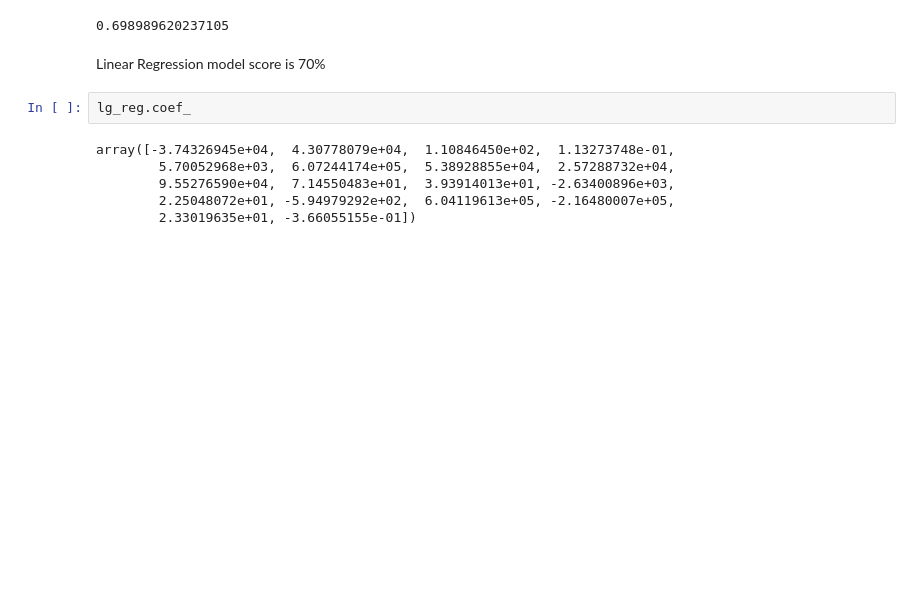
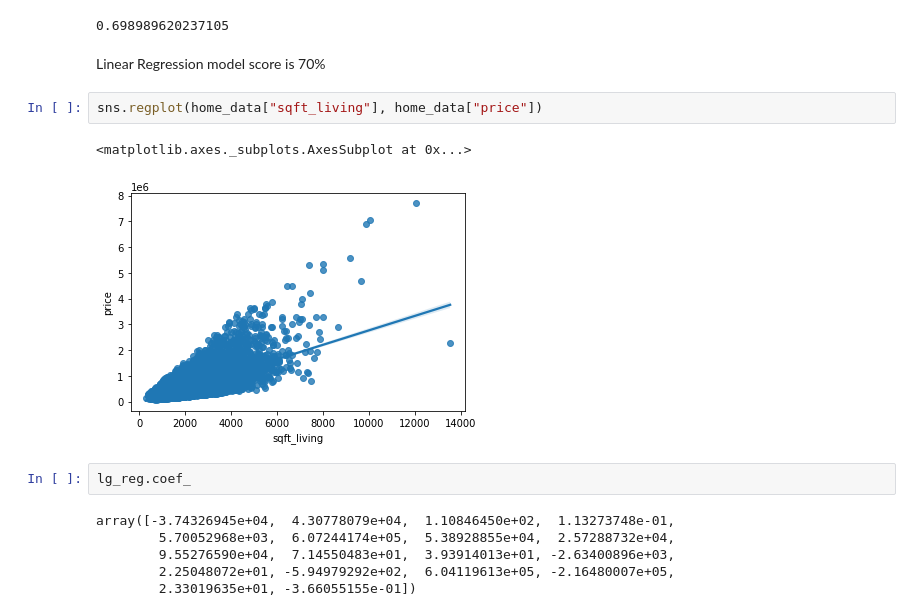
Before and after one commit to Augusta02/Machine-Learning-Projects, a Jupyter notebook: Predicting_Home_Prices_Using_Linear,_Multi_Linear,_Polynomial_Regression.ipynb, the cells around one changed output. Saved outputs shown, nothing was run; the diff lists cells and outputs as text; blank space fills up the shorter version.

```diff
--- a/Predicting_Home_Prices_Using_Linear,_Multi_Linear,_Polynomial_Regression.ipynb
+++ b/Predicting_Home_Prices_Using_Linear,_Multi_Linear,_Polynomial_Regression.ipynb
@@ -154,6 +156,11 @@ lg_reg.score(x_test,y_test)
 0.698989620237105
 # %% [markdown]
 Linear Regression model score is 70%
+# %%
+sns.regplot(home_data["sqft_living"], home_data["price"])
+# %% [output]
+<matplotlib.axes._subplots.AxesSubplot at 0x...>
+[figure, added]
 # %%
 lg_reg.coef_
 # %% [output]
```
Also changed, not shown: parts of 1 cell of this notebook.
